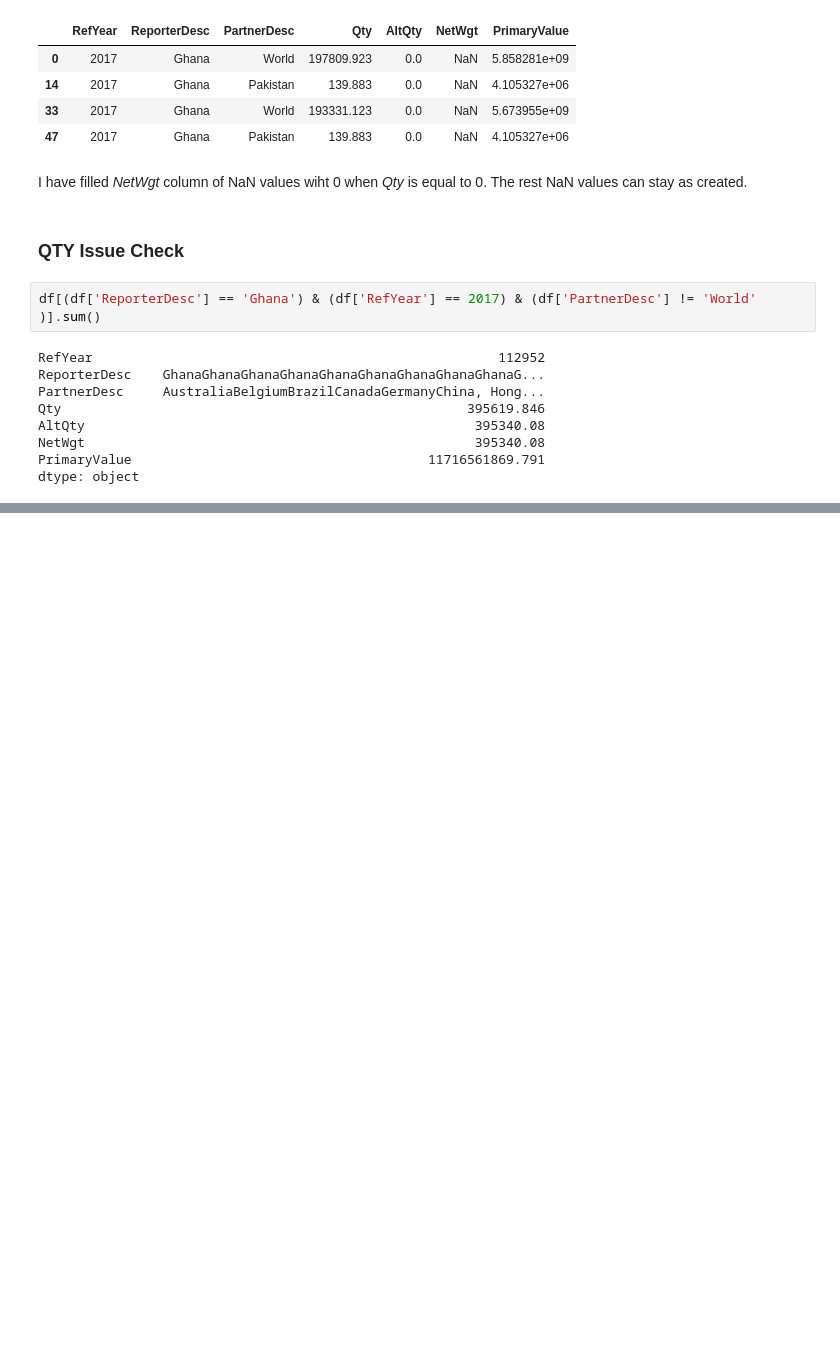
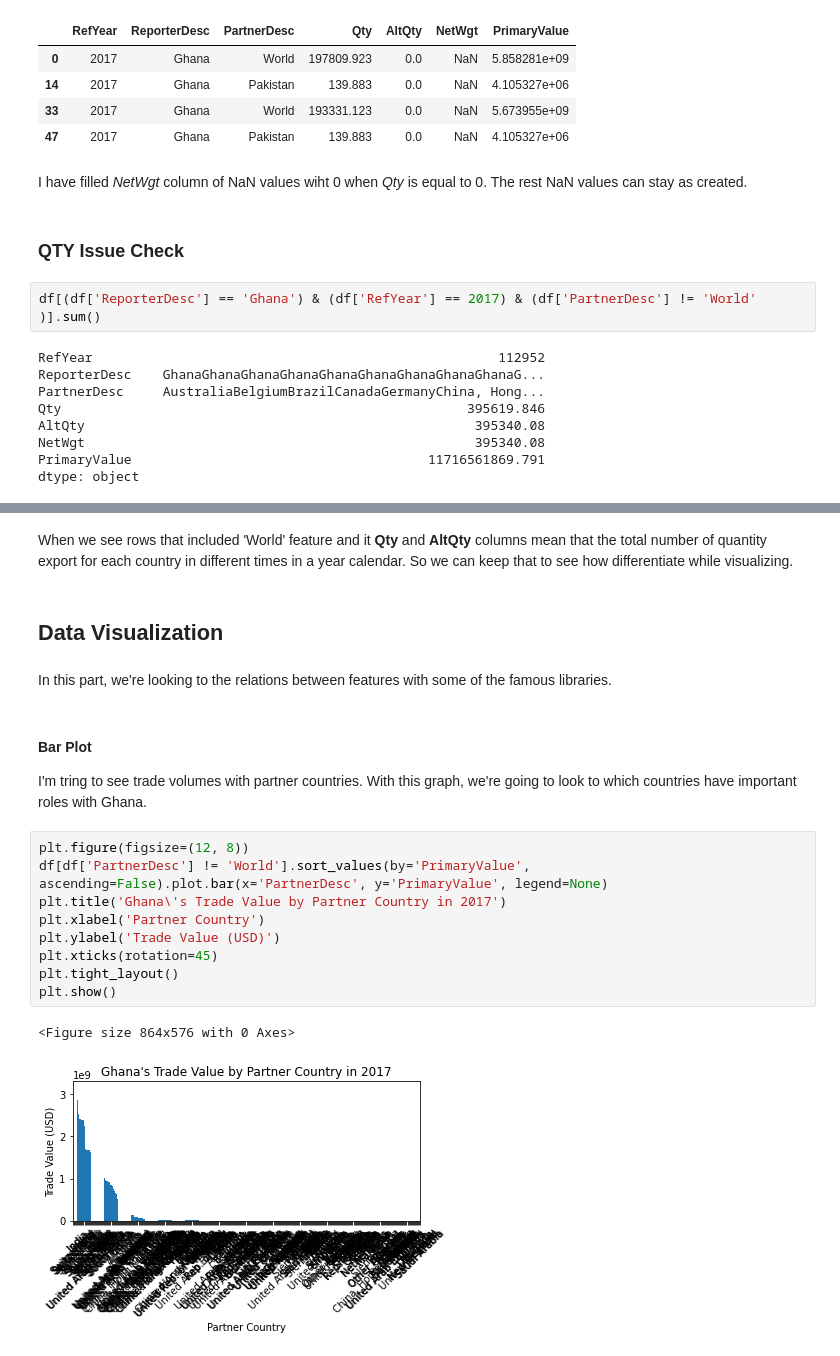
Before and after one commit to MrEktirir/Gold_Trade, a Jupyter notebook: Ghana_Nigeria_Gold_Trade_Analysis.ipynb, the cells around one changed output, grey strips where cells are left out. Cells and saved outputs as stored; diff of their text form; blank space fills up the shorter version.

Commit message:
visualization part
referance bar plot

```diff
--- a/Ghana_Nigeria_Gold_Trade_Analysis.ipynb
+++ b/Ghana_Nigeria_Gold_Trade_Analysis.ipynb
@@ -445,0 +444,22 @@ When we see rows that included 'World' feature and it **Qty** and **AltQty** col
+# %% [markdown]
+When we see rows that included 'World' feature and it **Qty** and **AltQty** columns mean that the total number of quantity export for each country in different times in a year calendar. So we can keep that to see how differentiate while visualizing.
+# %% [markdown]
+## Data Visualization
+# %% [markdown]
+In this part, we're looking to the relations between features with some of the famous libraries.
+# %% [markdown]
+#### Bar Plot
+
+I'm tring to see trade volumes with partner countries. With this graph, we're going to look to which countries have important roles with Ghana.
+# %%
+plt.figure(figsize=(12, 8))
+df[df['PartnerDesc'] != 'World'].sort_values(by='PrimaryValue', ascending=False).plot.bar(x='PartnerDesc', y='PrimaryValue', legend=None)
+plt.title('Ghana\'s Trade Value by Partner Country in 2017')
+plt.xlabel('Partner Country')
+plt.ylabel('Trade Value (USD)')
+plt.xticks(rotation=45)
+plt.tight_layout()
+plt.show()
+# %% [output]
+<Figure size 864x576 with 0 Axes>
+[figure, added]
```
Also changed, not shown: parts of 3 cells of this notebook.
